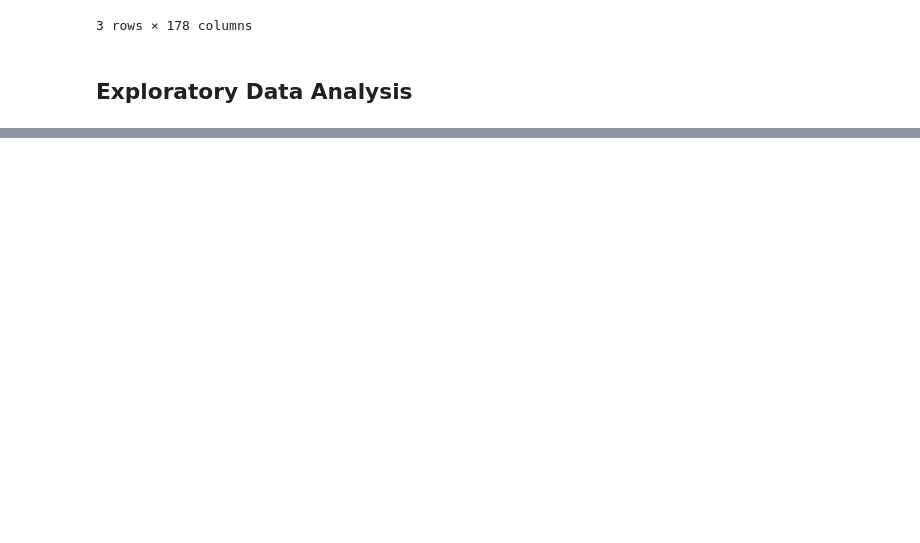
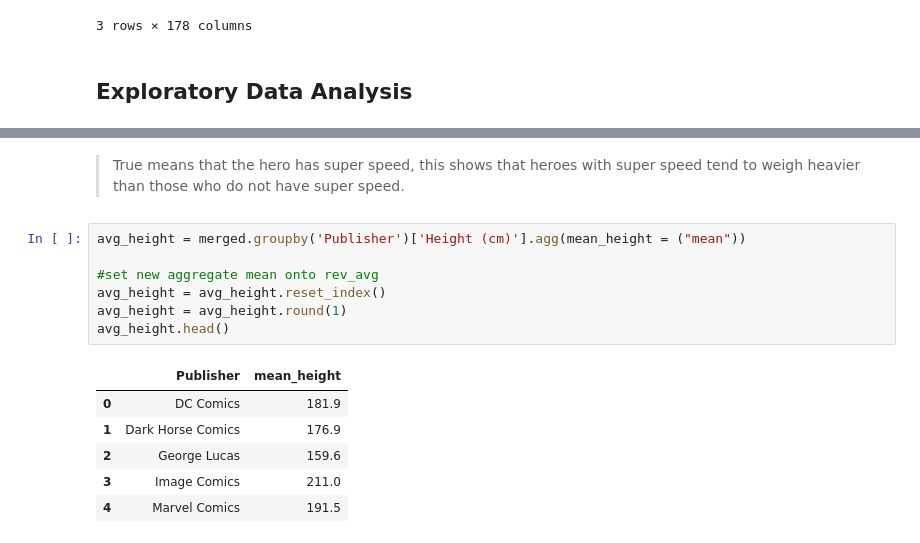
Before and after one commit to bradshawjoshua/Applying-Advanced-Transformations, a Jupyter notebook: Applying Advanced Transformations Core.ipynb, the cells around one changed output, grey strips where cells are left out. Saved outputs shown, nothing was run; the diff lists cells and outputs as text; blank space fills up the shorter version.

```diff
--- a/Applying Advanced Transformations Core.ipynb
+++ b/Applying Advanced Transformations Core.ipynb
@@ -361,0 +364,16 @@ ValueError: Cannot pass values for both `x` and `y`
+# %% [markdown]
+> True means that the hero has super speed, this shows that heroes with super speed tend to weigh heavier than those who do not have super speed.
+# %%
+avg_height = merged.groupby('Publisher')['Height (cm)'].agg(mean_height = ("mean"))
+
+#set new aggregate mean onto rev_avg
+avg_height = avg_height.reset_index()
+avg_height = avg_height.round(1)
+avg_height.head()
+# %% [output]
+|  | Publisher | mean_height |
+| 0 | DC Comics | 181.9 |
+| 1 | Dark Horse Comics | 176.9 |
+| 2 | George Lucas | 159.6 |
+| 3 | Image Comics | 211.0 |
+| 4 | Marvel Comics | 191.5 |
```
Also changed, not shown: parts of 4 cells of this notebook.
